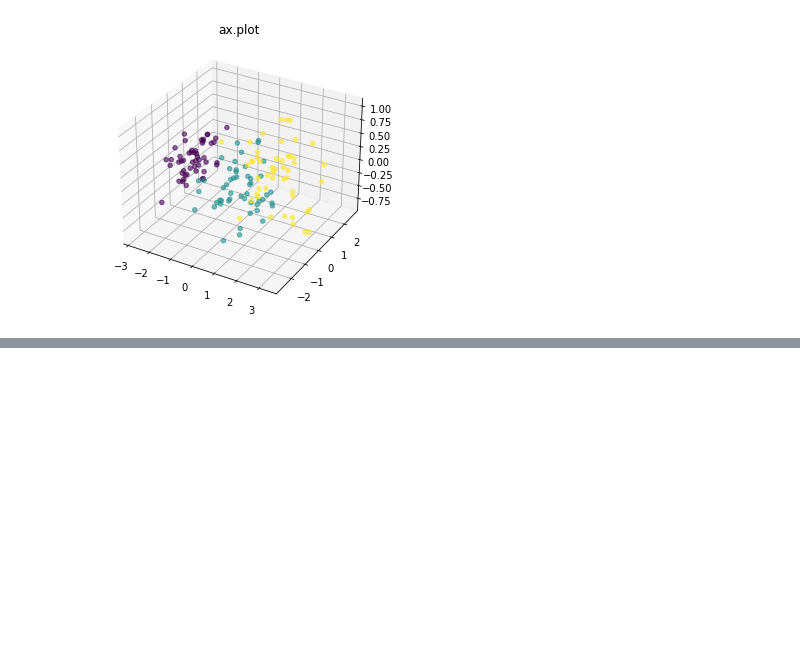
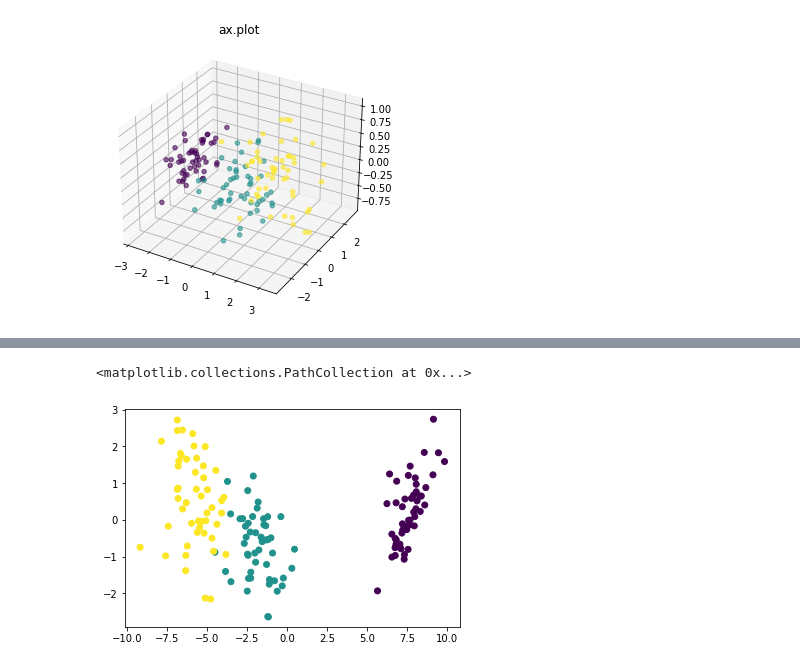
Before and after one commit to Lukaid/my_notebook, a Jupyter notebook: FastCampus/Unsupervised_Learning_01.ipynb, the cells around one changed output, grey strips where cells are left out. Drawn from its saved outputs; the diff is of its cells as text; code cells hidden in the pictures; blank space fills up the shorter version.

```diff
--- a/FastCampus/Unsupervised_Learning_01.ipynb
+++ b/FastCampus/Unsupervised_Learning_01.ipynb
@@ -108,0 +127,6 @@ plt.show()
+# %%
+lda = LinearDiscriminantAnalysis(n_components=2)
+# %%
+data_scaled = StandardScaler().fit_transform(df.loc[:, 'sepal length (cm)': 'petal width (cm)'])
+# %%
+lda_data = lda.fit_transform(data_scaled, df['target'])
@@ -108,0 +148,5 @@ plt.show()
+# %%
+plt.scatter(lda_data[:, 0], lda_data[:, 1], c=df['target'])
+# %% [output]
+<matplotlib.collections.PathCollection at 0x...>
+[figure, added]
```
Also changed, not shown: parts of 40 cells of this notebook, 1 other file.
